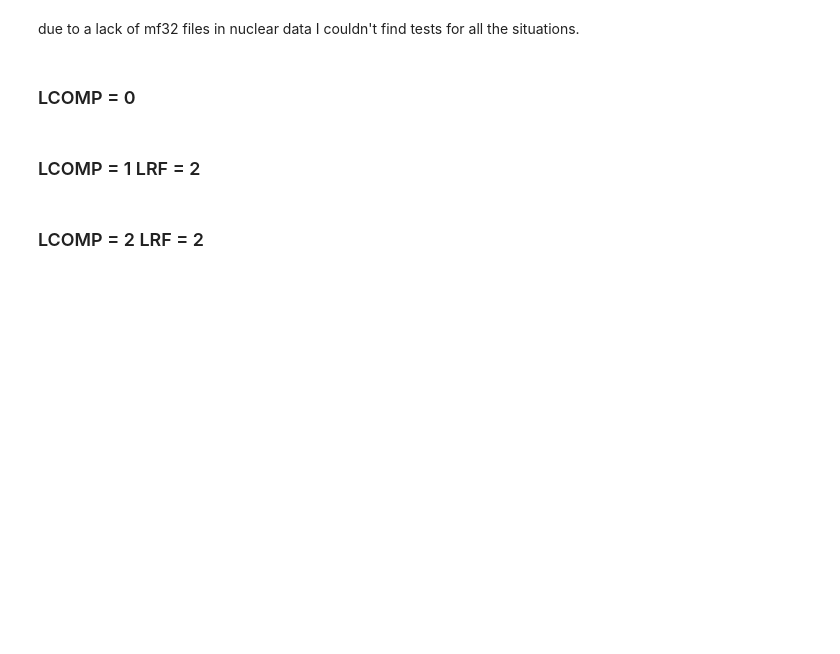
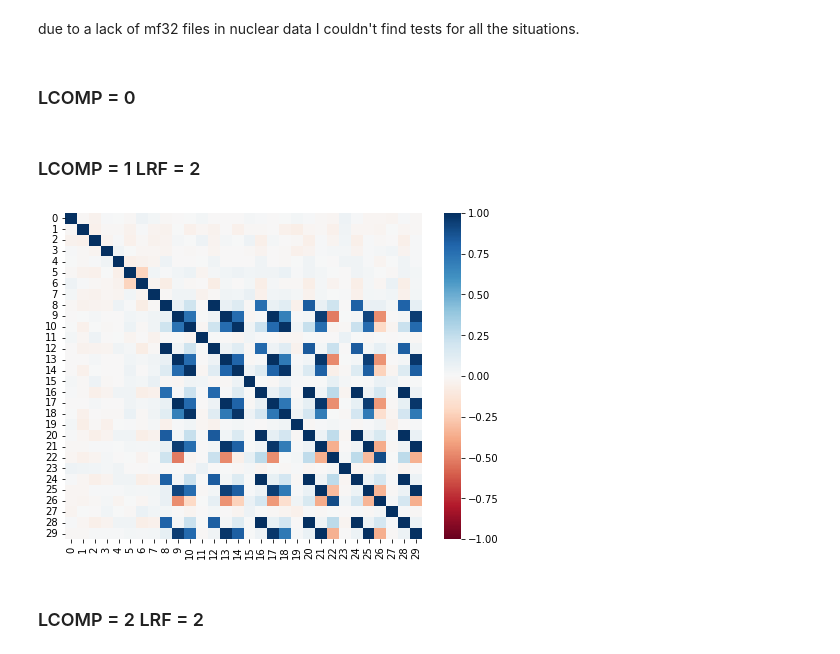
Before and after one commit to luca-fiorito-11/sandy, a Jupyter notebook: notebooks/Mf32_test.ipynb, the cells around one changed output. Cells and saved outputs as stored; diff of their text form; code cells hidden in the pictures; blank space fills up the shorter version.

```diff
--- a/notebooks/Mf32_test.ipynb
+++ b/notebooks/Mf32_test.ipynb
@@ -31,11 +31,13 @@ dic = sandy.read_mf32(tape, 9543)
 # %%
 fig, ax = plt.subplots(figsize=(8, 6))
 covmat = []
-for i in range(40):
-    covmat.append(dic["NIS"][95241]["NER"][(1e-05, 150.0)]['COVAR_PAR'][i][:40])
+for i in range(30):
+    covmat.append(dic["NIS"][95241]["NER"][(1e-05, 150.0)]['COVAR_PAR'][i][:30])
 covmat = pd.DataFrame(covmat)
 sandy.triu_matrix(covmat, kind = 'upper')
 ax = plot_corr(sandy.CategoryCov(covmat), ax = ax)
+# %% [output]
+[figure, added]
 # %% [markdown]
 ### LCOMP = 2 LRF = 2
 # %%
```
Also changed, not shown: parts of 2 cells of this notebook.
